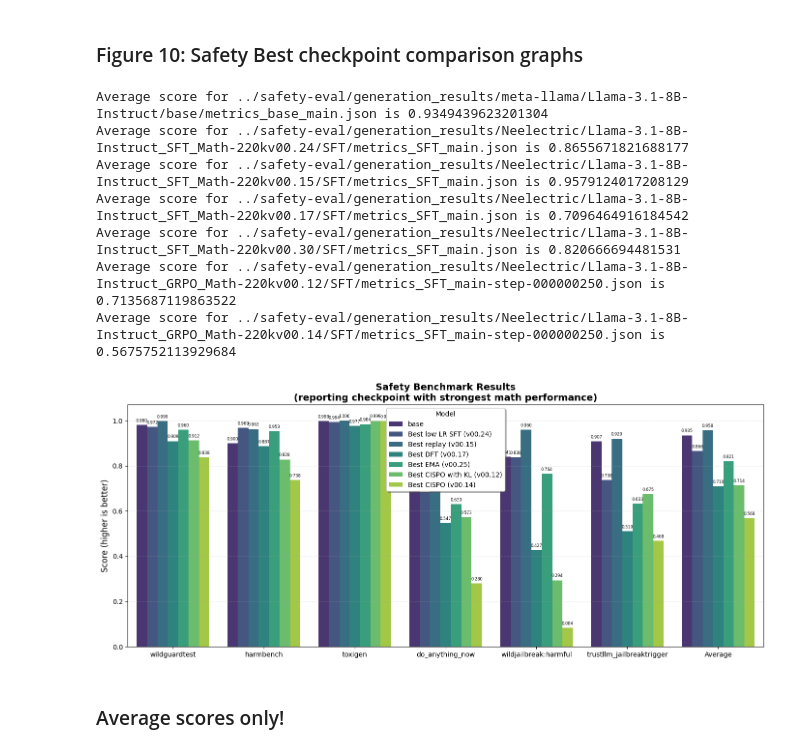
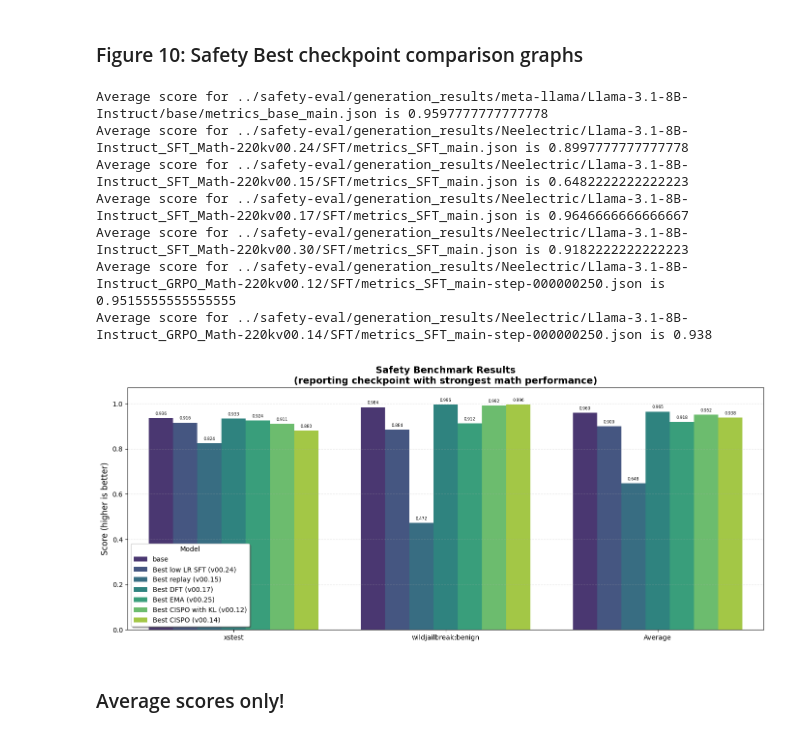
Before and after one commit to Neelectric/open-r1_safety, a Jupyter notebook: data_viz/prep_paper_data_viz.ipynb, the cells around one changed output. Drawn from its saved outputs; the diff is of its cells as text; code cells hidden in the pictures.

```diff
--- a/data_viz/prep_paper_data_viz.ipynb
+++ b/data_viz/prep_paper_data_viz.ipynb
@@ -50,7 +50,15 @@ def retrieve_results(
 
     scores = []
     for benchmark, score_name in benchmark_configs:
-        scores.append(results_dict[benchmark][score_name])
+        if benchmark == "wildjailbreak:benign":
+            macro_asr = results_dict[benchmark]["macro_asr"]
+            # inverted_macro_asr = 1 - macro_asr
+            # print(f"found wildjailbreak:benign with macro_asr of {macro_asr}, appending inverted_macro_asr of {inverted_macro_asr} (for {results_json_path})")
+            # UPDATE: actually we shouldn't invert this.
+            print(f"WildTeaming paper (https://arxiv.org/pdf/2406.18510v1) mentions refusal to answer (RTA) where lower is better. but the name 'macro_asr' seems incorrect")
+            scores.append(macro_asr)
+        else:
+            scores.append(results_dict[benchmark][score_name])
 
     if compute_mean:
         mean = sum(scores) / len(scores)
@@ -90,7 +98,8 @@ safety_benchmark_configs = [
     ('toxigen', 'safe_overall'),
     ('do_anything_now', 'inverted_macro_asr'),
     ('wildjailbreak:harmful', 'inverted_macro_asr'),
-    ('trustllm_jailbreaktrigger', 'inverted_macro_asr')
+    ('trustllm_jailbreaktrigger', 'inverted_macro_asr'),
+    ('xstest', 'overall_accuracy')
 ]
 benchmarks = [benchmark[0] for benchmark in safety_benchmark_configs] + ["Average"]
 print(benchmarks)
@@ -482,12 +491,14 @@ root_file_path = "../safety-eval/generation_results/"
 model = "Neelectric/Llama-3.1-8B-Instruct_SFT_Math-220kv00."
 
 safety_benchmark_configs = [
-    ('wildguardtest', 'inverted_micro_harm_lower'),
-    ('harmbench', 'inverted_micro_asr_lower'),
-    ('toxigen', 'safe_overall'),
-    ('do_anything_now', 'inverted_macro_asr'),
-    ('wildjailbreak:harmful', 'inverted_macro_asr'),
-    ('trustllm_jailbreaktrigger', 'inverted_macro_asr')
+    # ('wildguardtest', 'inverted_micro_harm_lower'),
+    # ('harmbench', 'inverted_micro_asr_lower'),
+    # ('toxigen', 'safe_overall'),
+    # ('do_anything_now', 'inverted_macro_asr'),
+    # ('wildjailbreak:harmful', 'inverted_macro_asr'),
+    # ('trustllm_jailbreaktrigger', 'inverted_macro_asr'),
+    ('xstest', 'overall_accuracy'),
+    ('wildjailbreak:benign', 'macro_asr'),
 ]
 
 benchmarks = [benchmark[0] for benchmark in safety_benchmark_configs] + ["Average"]
@@ -575,7 +596,8 @@ safety_benchmark_configs = [
     ('toxigen', 'safe_overall'),
     ('do_anything_now', 'inverted_macro_asr'),
     ('wildjailbreak:harmful', 'inverted_macro_asr'),
-    ('trustllm_jailbreaktrigger', 'inverted_macro_asr')
+    ('trustllm_jailbreaktrigger', 'inverted_macro_asr'),
+    ('xstest', 'overall_accuracy'),
 ]
 benchmarks = [benchmark[0] for benchmark in safety_benchmark_configs] + ["Average"]
 print(benchmarks)
@@ -775,12 +801,14 @@ root_file_path = "../safety-eval/generation_results/"
 model = "Neelectric/Llama-3.1-8B-Instruct_SFT_Math-220kv00."
 
 safety_benchmark_configs = [
-    ('wildguardtest', 'inverted_micro_harm_lower'),
-    ('harmbench', 'inverted_micro_asr_lower'),
-    ('toxigen', 'safe_overall'),
-    ('do_anything_now', 'inverted_macro_asr'),
-    ('wildjailbreak:harmful', 'inverted_macro_asr'),
-    ('trustllm_jailbreaktrigger', 'inverted_macro_asr')
+    # ('wildguardtest', 'inverted_micro_harm_lower'),
+    # ('harmbench', 'inverted_micro_asr_lower'),
+    # ('toxigen', 'safe_overall'),
+    # ('do_anything_now', 'inverted_macro_asr'),
+    # ('wildjailbreak:harmful', 'inverted_macro_asr'),
+    # ('trustllm_jailbreaktrigger', 'inverted_macro_asr'),
+    ('xstest', 'overall_accuracy'),
+    ('wildjailbreak:benign', 'macro_asr'),
 ]
 benchmarks = [benchmark[0] for benchmark in safety_benchmark_configs] + ["Average"]
 
@@ -855,41 +883,41 @@ best_cispo_path = root_file_path + "Neelectric/Llama-3.1-8B-Instruct_GRPO_Math-2
 best_cispo_values = retrieve_results(results_json_path=best_cispo_path, benchmark_configs=safety_benchmark_configs, compute_mean=True)
 
 # now we put into a dataframe and plot
 n = 7
 df = pd.DataFrame({
     'Benchmark': benchmarks * n,
     'Value': base_values + low_lr_values + best_replay_values + best_dft_values + best_ema_values + best_cispo_kl_values + best_cispo_values,
     'Model': ['base'] * len(benchmarks) + ['Best low LR SFT (v00.24)'] * len(benchmarks) + ['Best replay (v00.15)'] * len(benchmarks) + ['Best DFT (v00.17)'] * len(benchmarks) + ['Best EMA (v00.25)'] * len(benchmarks) + ['Best CISPO with KL (v00.12)'] * len(benchmarks) + ['Best CISPO (v00.14)'] * len(benchmarks)
 })
 
 fig, ax = plt.subplots(figsize=(14, 6))
 palette = sns.color_palette("viridis", n)
 bars = sns.barplot(data=df, x='Benchmark', y='Value', hue='Model', ax=ax, palette=palette)
 
 # again we add value labels on top of bars
 for container in ax.containers:
     ax.bar_label(container, fmt='%.3f', padding=3, fontsize=6)
 
 ax.set_xlabel('')
 ax.set_ylabel('Score (higher is better)', fontsize=12)
 ax.set_title('Safety Benchmark Results\n(reporting checkpoint with strongest math performance)', fontsize=14, fontweight='bold')
 ax.legend(title='Model', frameon=True, fancybox=True, shadow=True)
 ax.grid(axis='y', alpha=0.3, linestyle='--')
 
 # trying to give room for labels
 ax.set_ylim(0, 1 * 1.07)
 
 plt.tight_layout()
 plt.show()
 # %% [output]
-Average score for ../safety-eval/generation_results/meta-llama/Llama-3.1-8B-Instruct/base/metrics_base_main.json is 0.9349439623201304
-Average score for ../safety-eval/generation_results/Neelectric/Llama-3.1-8B-Instruct_SFT_Math-220kv00.24/SFT/metrics_SFT_main.json is 0.8655671821688177
-Average score for ../safety-eval/generation_results/Neelectric/Llama-3.1-8B-Instruct_SFT_Math-220kv00.15/SFT/metrics_SFT_main.json is 0.9579124017208129
-Average score for ../safety-eval/generation_results/Neelectric/Llama-3.1-8B-Instruct_SFT_Math-220kv00.17/SFT/metrics_SFT_main.json is 0.7096464916184542
-Average score for ../safety-eval/generation_results/Neelectric/Llama-3.1-8B-Instruct_SFT_Math-220kv00.30/SFT/metrics_SFT_main.json is 0.820666694481531
-Average score for ../safety-eval/generation_results/Neelectric/Llama-3.1-8B-Instruct_GRPO_Math-220kv00.12/SFT/metrics_SFT_main-step-000000250.json is 0.7135687119863522
-Average score for ../safety-eval/generation_results/Neelectric/Llama-3.1-8B-Instruct_GRPO_Math-220kv00.14/SFT/metrics_SFT_main-step-000000250.json is 0.5675752113929684
+Average score for ../safety-eval/generation_results/meta-llama/Llama-3.1-8B-Instruct/base/metrics_base_main.json is 0.9597777777777778
+Average score for ../safety-eval/generation_results/Neelectric/Llama-3.1-8B-Instruct_SFT_Math-220kv00.24/SFT/metrics_SFT_main.json is 0.8997777777777778
+Average score for ../safety-eval/generation_results/Neelectric/Llama-3.1-8B-Instruct_SFT_Math-220kv00.15/SFT/metrics_SFT_main.json is 0.6482222222222223
+Average score for ../safety-eval/generation_results/Neelectric/Llama-3.1-8B-Instruct_SFT_Math-220kv00.17/SFT/metrics_SFT_main.json is 0.9646666666666667
+Average score for ../safety-eval/generation_results/Neelectric/Llama-3.1-8B-Instruct_SFT_Math-220kv00.30/SFT/metrics_SFT_main.json is 0.9182222222222223
+Average score for ../safety-eval/generation_results/Neelectric/Llama-3.1-8B-Instruct_GRPO_Math-220kv00.12/SFT/metrics_SFT_main-step-000000250.json is 0.9515555555555555
+Average score for ../safety-eval/generation_results/Neelectric/Llama-3.1-8B-Instruct_GRPO_Math-220kv00.14/SFT/metrics_SFT_main-step-000000250.json is 0.938
-[figure, old version]
+[figure, new version]
 # %% [markdown]
 ### Average scores only!
 # %%
```
Also changed, not shown: parts of 4 cells of this notebook, 3 other files.
